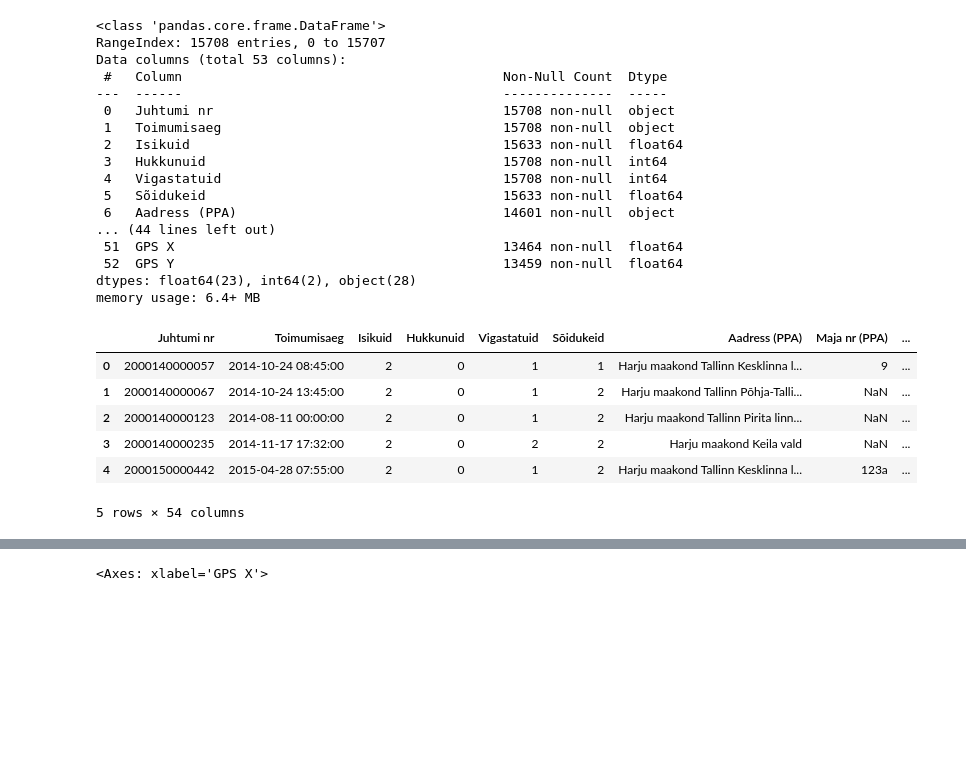
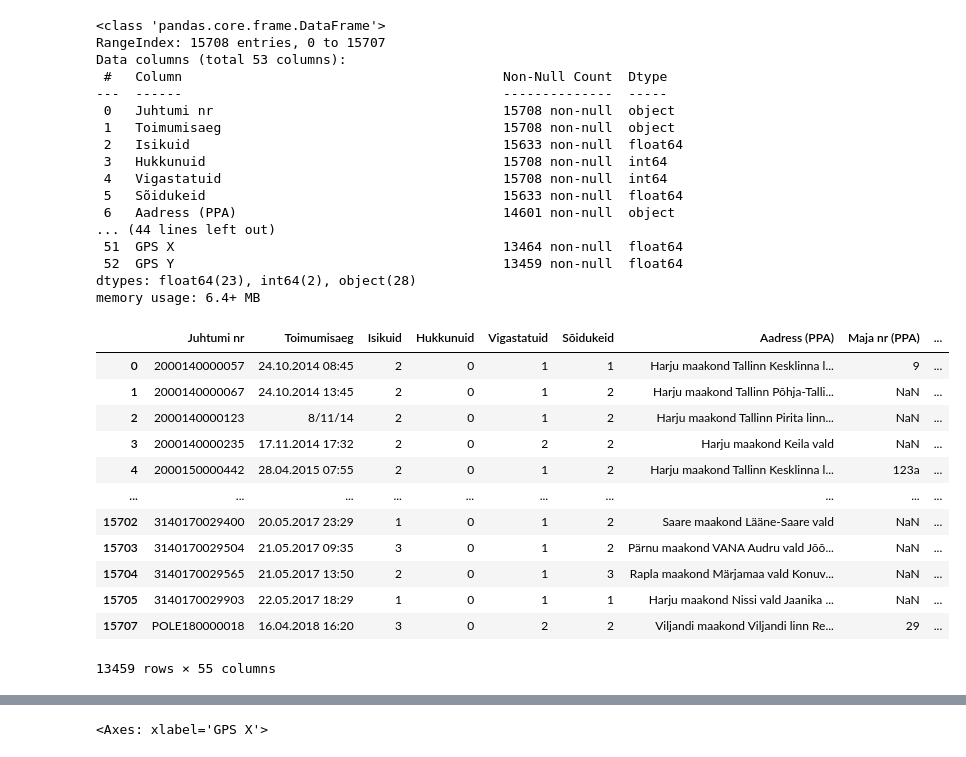
Before and after one commit to henripokk/etl_project, a Jupyter notebook: alguse_asi.ipynb, the cells around one changed output, grey strips where cells are left out. Cells and saved outputs as stored; diff of their text form; code cells hidden in the pictures; blank space fills up the shorter version.

Commit message:
Corrected CRS transformation and map visualization

```diff
--- a/alguse_asi.ipynb
+++ b/alguse_asi.ipynb
@@ -42,39 +36,59 @@ Data columns (total 53 columns):
 dtypes: float64(23), int64(2), object(28)
 memory usage: 6.4+ MB
 # %%
+from shapely.geometry import Point
+import pyproj
+
+
 # Convert data types to date/time, int etc
 veerud_int=['Isikuid', 'Hukkunuid', "Vigastatuid", "Sõidukeid", "Kergliikurijuhi osalusel", "Jalakäija osalusel", "Kaassõitja osalusel", "Maastikusõiduki juhi osalusel", "Eaka (65+) mootorsõidukijuhi osalusel", "Bussijuhi osalusel", "Veoautojuhi osalusel", "Ühissõidukijuhi osalusel", "Sõiduautojuhi osalusel", "Mootorratturi osalusel", "Mopeedijuhi osalusel", "Jalgratturi osalusel", "Alaealise osalusel", "Turvavarustust mitte kasutanud isiku osalusel", "Esmase juhiloa omaniku osalusel", "Mootorsõidukijuhi osalusel", "Lubatud sõidukiirus (PPA)", "Tee nr (PPA)",  "GPS X", "GPS Y"]
 veerud_cat=["Maakond (PPA)", "Omavalitsus (PPA)", "Asustus (PPA)", "Liiklusõnnetuse liik [1]", "Liiklusõnnetuse liik [3]", "Tüüpskeemi nr",  "Tüüpskeem [2]", "Tee tüüp [1]", "Tee tüüp [2]", "Tee element [1]", "Tee element [2]", "Tee objekt [2]", "Kurvilisus", "Tee tasasus", "Tee seisund", "Teekate", "Teekatte seisund [2]", "Sõiduradade arv", "Ilmastik [1]", "Valgustus [1]", "Valgustus [2]"]
 
-df["Toimumisaeg"]=pd.to_datetime(df["Toimumisaeg"])
+df["Toimumisaeg2"]=pd.to_datetime(df["Toimumisaeg"])
 df[veerud_int] = df[veerud_int].astype('Int64', errors='ignore')
 df[veerud_cat]=df[veerud_cat].astype("category", errors='ignore')
 
 # no location
-df=df.dropna(subset=["GPS X", "GPS Y"], inplace=True)
+#df=df.dropna(subset=["GPS X", "GPS Y"], inplace=True)
 
-# Change the location cordinate format
+# Drop rows without GPS coordinates
+df.dropna(subset=['GPS Y', 'GPS Y'], inplace=True)
 
+df['Asukoht'] = df.apply(lambda row: Point(float(row['GPS Y']), float(row['GPS X']))
+                          if not pd.isna(row['GPS X']) and not pd.isna(row['GPS Y']) else None,
+                          axis=1)
 
+# Define the source and target CRS
+source_crs = pyproj.CRS.from_epsg(3301)  # EPSG 3301
+target_crs = pyproj.CRS.from_epsg(4326)  # EPSG 4326
 
+# Create a transformer to convert coordinates from source CRS to target CRS
+transformer = pyproj.Transformer.from_crs(source_crs, target_crs, always_xy=True)
 
+# Transform the Point coordinates
+df['Asukoht'] = df['Asukoht'].apply(lambda point: Point(transformer.transform(point.x, point.y)) if point is not None else None)
 
 # outside Estonia - possible outliers
 # Assuming the bounding box coordinates are defined as follows:
-min_lat = 57.5097   # Minimum latitude (southernmost point of Estonia)
-max_lat = 59.6750   # Maximum latitude (northernmost point of Estonia)
-min_lon = 21.3826   # Minimum longitude (westernmost point of Estonia)
-max_lon = 28.2090   # Maximum longitude (easternmost point of Estonia)
+#min_lat = 57.5097   # Minimum latitude (southernmost point of Estonia)
+#max_lat = 59.6750   # Maximum latitude (northernmost point of Estonia)
+#min_lon = 21.3826   # Minimum longitude (westernmost point of Estonia)
+#max_lon = 28.2090   # Maximum longitude (easternmost point of Estonia)
 
 # Filter out GPS points outside the bounding box
-filtered_df = df[(df["GPS X"] >= min_lon) & (df["GPS X"] <= max_lon) & (df["GPS Y"] >= min_lat) & (df["GPS Y"] <= max_lat)]
+#filtered_df = df[(df["GPS X"] >= min_lon) & (df["GPS X"] <= max_lon) & (df["GPS Y"] >= min_lat) & (df["GPS Y"] <= max_lat)]
+df
+# %% [output]
+|  | Juhtumi nr | Toimumisaeg | Isikuid | Hukkunuid | Vigastatuid | Sõidukeid | Aadress (PPA) | Maja nr (PPA) | ... |
+| 0 | 2000140000057 | 24.10.2014 08:45 | 2 | 0 | 1 | 1 | Harju maakond Tallinn Kesklinna l... | 9 | ... |
+| 1 | 2000140000067 | 24.10.2014 13:45 | 2 | 0 | 1 | 2 | Harju maakond Tallinn Põhja-Talli... | NaN | ... |
+| 2 | 2000140000123 | 8/11/14 | 2 | 0 | 1 | 2 | Harju maakond Tallinn Pirita linn... | NaN | ... |
+| 3 | 2000140000235 | 17.11.2014 17:32 | 2 | 0 | 2 | 2 | Harju maakond Keila vald | NaN | ... |
+| 4 | 2000150000442 | 28.04.2015 07:55 | 2 | 0 | 1 | 2 | Harju maakond Tallinn Kesklinna l... | 123a | ... |
+| ... | ... | ... | ... | ... | ... | ... | ... | ... | ... |
+| 15702 | 3140170029400 | 20.05.2017 23:29 | 1 | 0 | 1 | 2 | Saare maakond Lääne-Saare vald | NaN | ... |
+| 15703 | 3140170029504 | 21.05.2017 09:35 | 3 | 0 | 1 | 2 | Pärnu maakond VANA Audru vald Jõõ... | NaN | ... |
+| 15704 | 3140170029565 | 21.05.2017 13:50 | 2 | 0 | 1 | 3 | Rapla maakond Märjamaa vald Konuv... | NaN | ... |
+| 15705 | 3140170029903 | 22.05.2017 18:29 | 1 | 0 | 1 | 1 | Harju maakond Nissi vald Jaanika ... | NaN | ... |
+| 15707 | POLE180000018 | 16.04.2018 16:20 | 3 | 0 | 2 | 2 | Viljandi maakond Viljandi linn Re... | 29 | ... |
+13459 rows × 55 columns
-# %%
-df.head(5)
-# %% [output]
-|  | Juhtumi nr | Toimumisaeg | Isikuid | Hukkunuid | Vigastatuid | Sõidukeid | Aadress (PPA) | Maja nr (PPA) | ... |
-| 0 | 2000140000057 | 2014-10-24 08:45:00 | 2 | 0 | 1 | 1 | Harju maakond Tallinn Kesklinna l... | 9 | ... |
-| 1 | 2000140000067 | 2014-10-24 13:45:00 | 2 | 0 | 1 | 2 | Harju maakond Tallinn Põhja-Talli... | NaN | ... |
-| 2 | 2000140000123 | 2014-08-11 00:00:00 | 2 | 0 | 1 | 2 | Harju maakond Tallinn Pirita linn... | NaN | ... |
-| 3 | 2000140000235 | 2014-11-17 17:32:00 | 2 | 0 | 2 | 2 | Harju maakond Keila vald | NaN | ... |
-| 4 | 2000150000442 | 2015-04-28 07:55:00 | 2 | 0 | 1 | 2 | Harju maakond Tallinn Kesklinna l... | 123a | ... |
-5 rows × 54 columns
```
Also changed, not shown: parts of 2 cells of this notebook.
